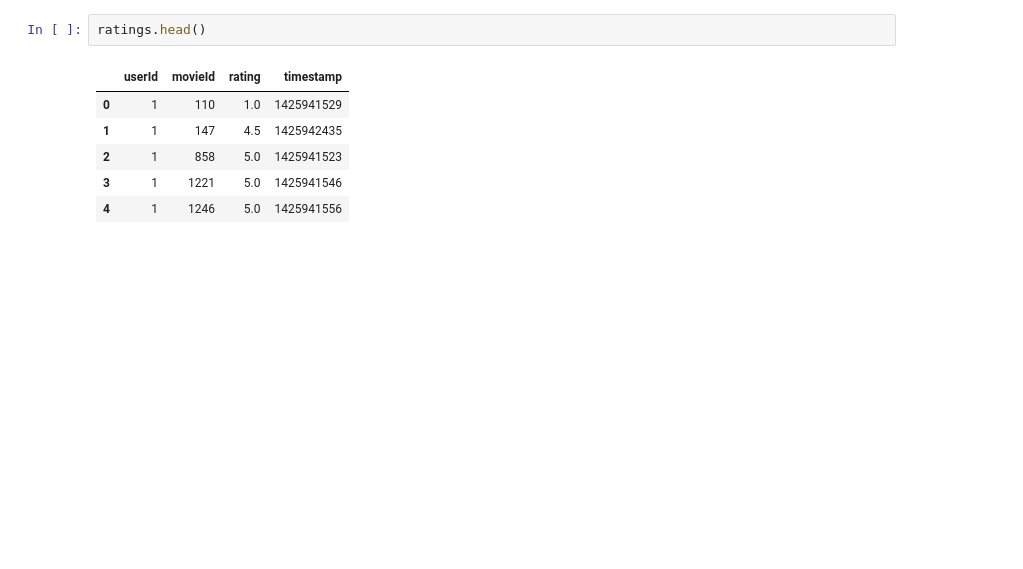
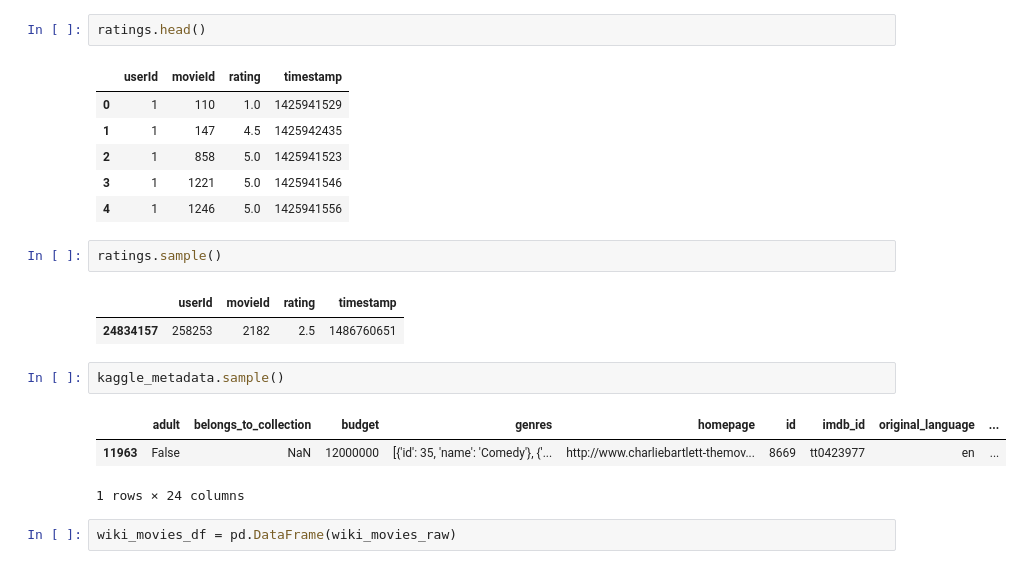
Before and after one commit to Gobi1616/Movies-ETL, a Jupyter notebook: ETL_function_test.ipynb, the cells around one changed output. Cells and saved outputs as stored; diff of their text form; blank space fills up the shorter version.

```diff
--- a/ETL_function_test.ipynb
+++ b/ETL_function_test.ipynb
@@ -102,3 +105,16 @@ ratings.head()
 | 2 | 1 | 858 | 5.0 | 1425941523 |
 | 3 | 1 | 1221 | 5.0 | 1425941546 |
 | 4 | 1 | 1246 | 5.0 | 1425941556 |
+# %%
+ratings.sample()
+# %% [output]
+|  | userId | movieId | rating | timestamp |
+| 24834157 | 258253 | 2182 | 2.5 | 1486760651 |
+# %%
+kaggle_metadata.sample()
+# %% [output]
+|  | adult | belongs_to_collection | budget | genres | homepage | id | imdb_id | original_language | ... |
+| 11963 | False | NaN | 12000000 | [{'id': 35, 'name': 'Comedy'}, {'... | http://www.charliebartlett-themov... | 8669 | tt0423977 | en | ... |
+1 rows × 24 columns
+# %%
+wiki_movies_df = pd.DataFrame(wiki_movies_raw)
```
Also changed, not shown: parts of 36 cells of this notebook.
